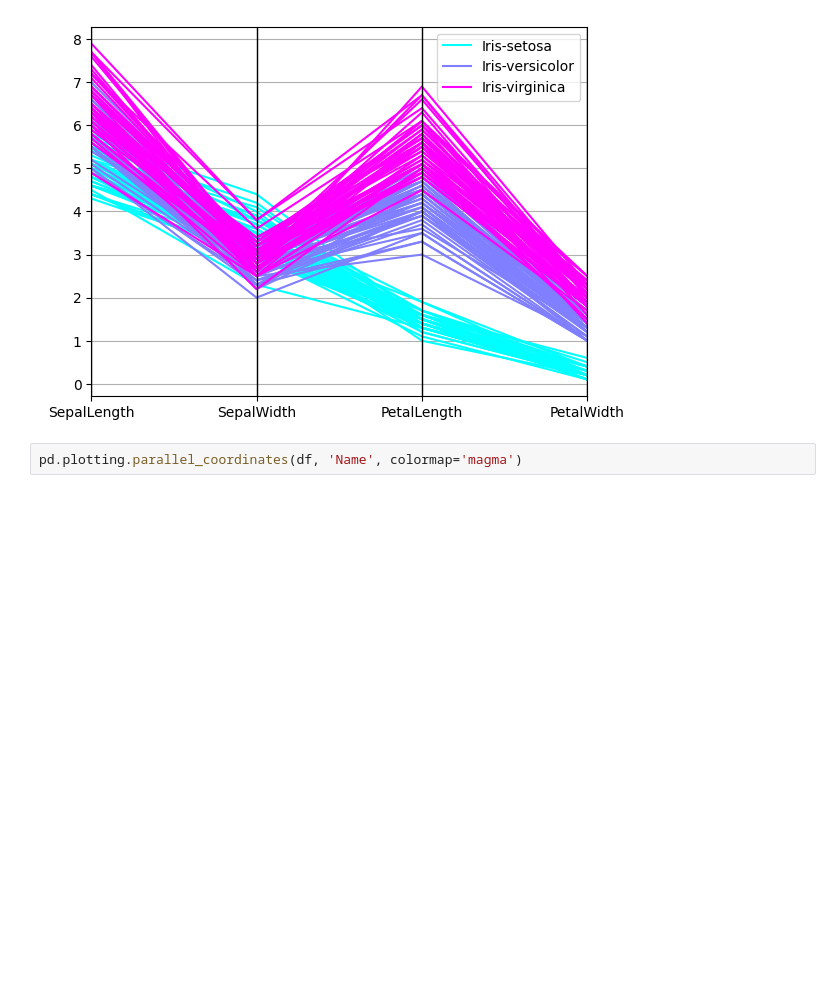
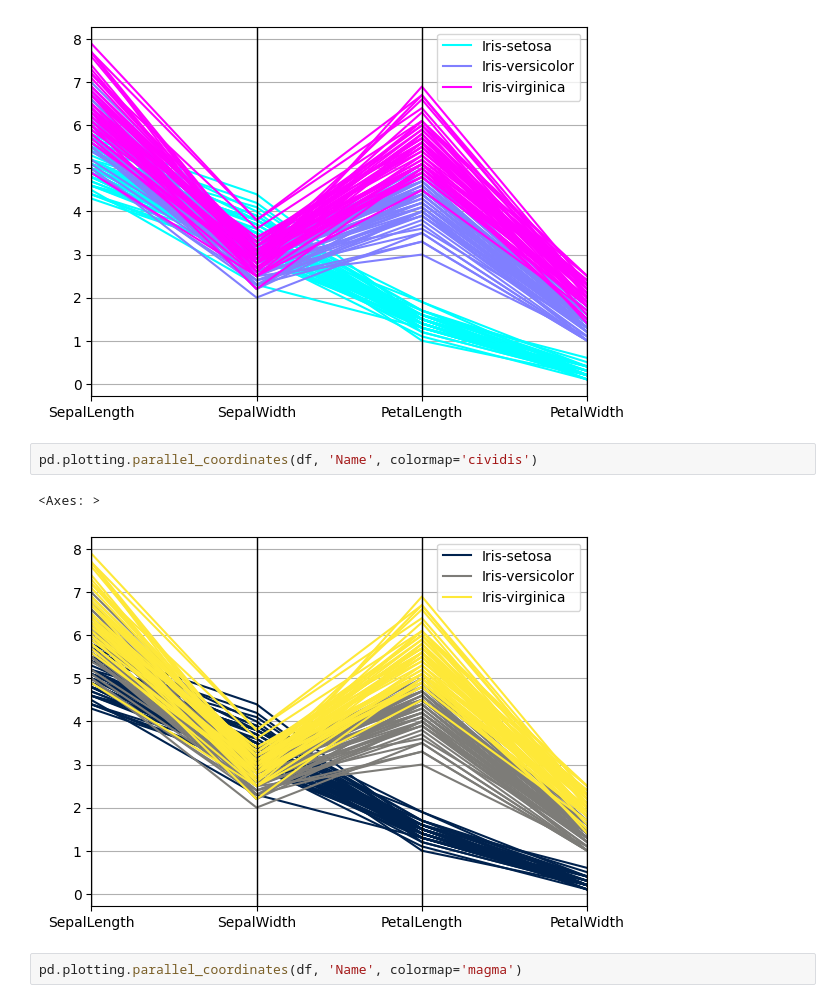
Before and after one commit to Papawadee-Mohdee/PythonDataViz2026, a Jupyter notebook: Visualize_Table_Data_(01).ipynb, the cells around one changed output. Drawn from its saved outputs; the diff is of its cells as text; blank space fills up the shorter version.

```diff
--- a/Visualize_Table_Data_(01).ipynb
+++ b/Visualize_Table_Data_(01).ipynb
@@ -67,6 +68,11 @@ pd.plotting.parallel_coordinates(df, 'Name', colormap='cool')
 # %% [output]
 <Axes: >
 [figure]
+# %%
+pd.plotting.parallel_coordinates(df, 'Name', colormap='cividis')
+# %% [output]
+<Axes: >
+[figure, added]
 # %%
 pd.plotting.parallel_coordinates(df, 'Name', colormap='magma')
 # %% [output]
```
Also changed, not shown: parts of 3 cells of this notebook.
